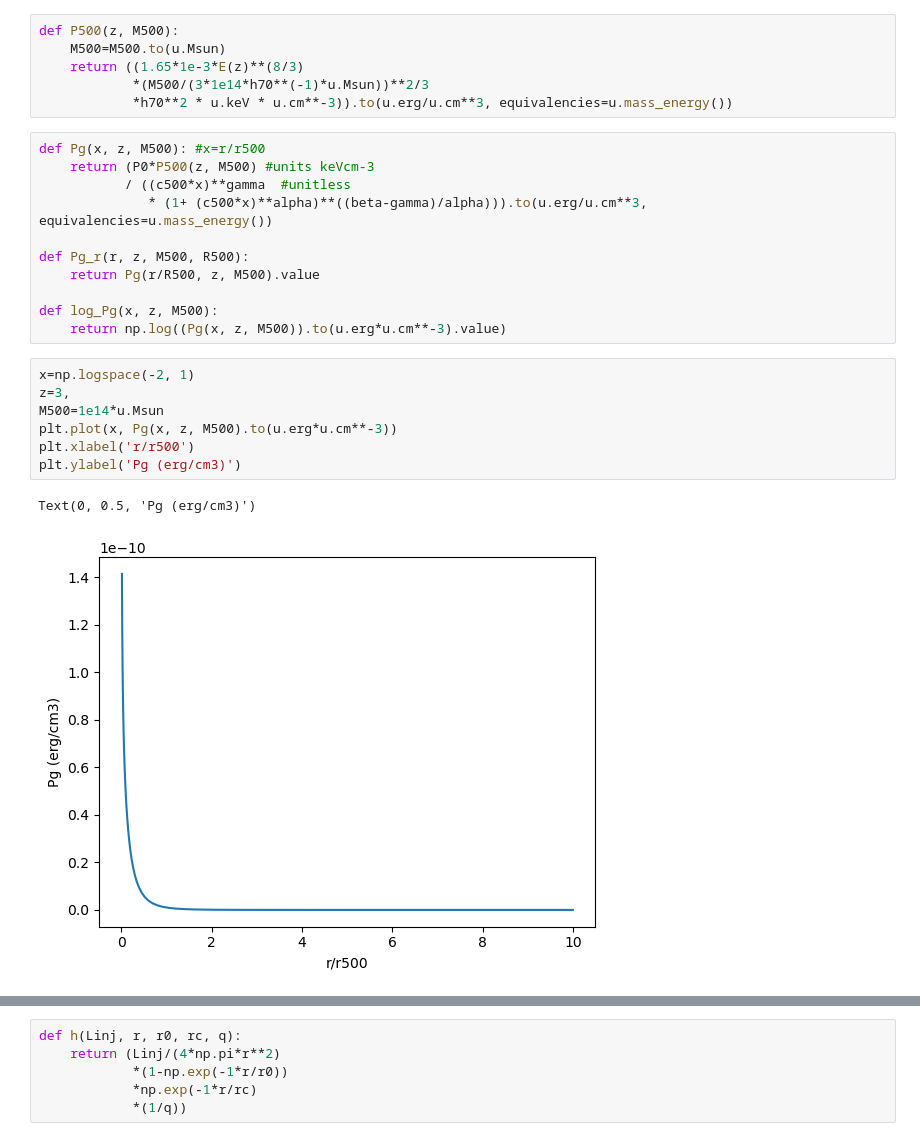
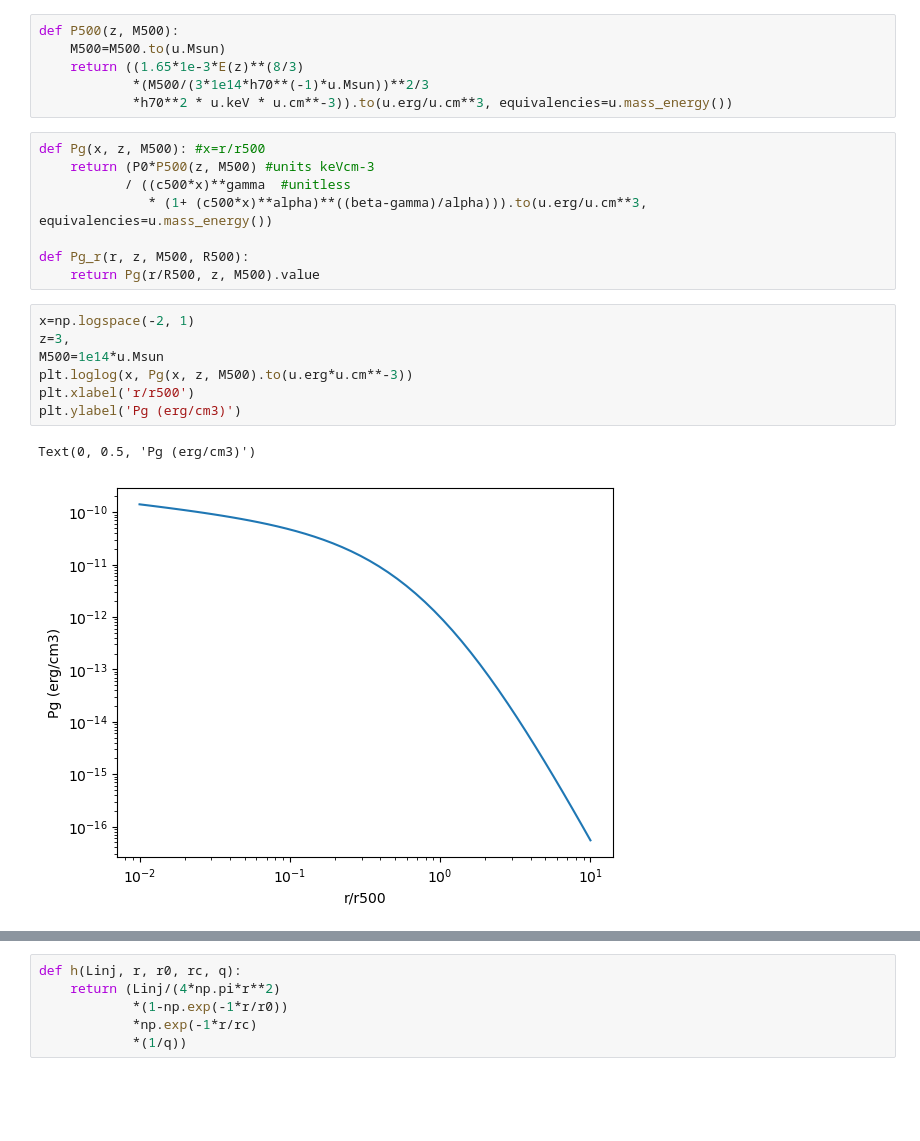
Before and after one commit to eleanorstuart/thermo-idm, a Jupyter notebook: Iqbal_AGN_heating.ipynb, the cells around one changed output, grey strips where cells are left out. Saved outputs shown, nothing was run; the diff lists cells and outputs as text; blank space fills up the shorter version.

```diff
--- a/Iqbal_AGN_heating.ipynb
+++ b/Iqbal_AGN_heating.ipynb
@@ -41,17 +41,14 @@ def Pg(x, z, M500): #x=r/r500
 
 def Pg_r(r, z, M500, R500):
     return Pg(r/R500, z, M500).value
-
-def log_Pg(x, z, M500):
-    return np.log((Pg(x, z, M500)).to(u.erg*u.cm**-3).value)
 # %%
 x=np.logspace(-2, 1)
 z=3,
 M500=1e14*u.Msun
-plt.plot(x, Pg(x, z, M500).to(u.erg*u.cm**-3))
+plt.loglog(x, Pg(x, z, M500).to(u.erg*u.cm**-3))
 plt.xlabel('r/r500')
 plt.ylabel('Pg (erg/cm3)')
 # %% [output]
 Text(0, 0.5, 'Pg (erg/cm3)')
-[figure, old version]
+[figure, new version]
 # %%
```
Also changed, not shown: parts of 30 cells of this notebook, 1 other file.
